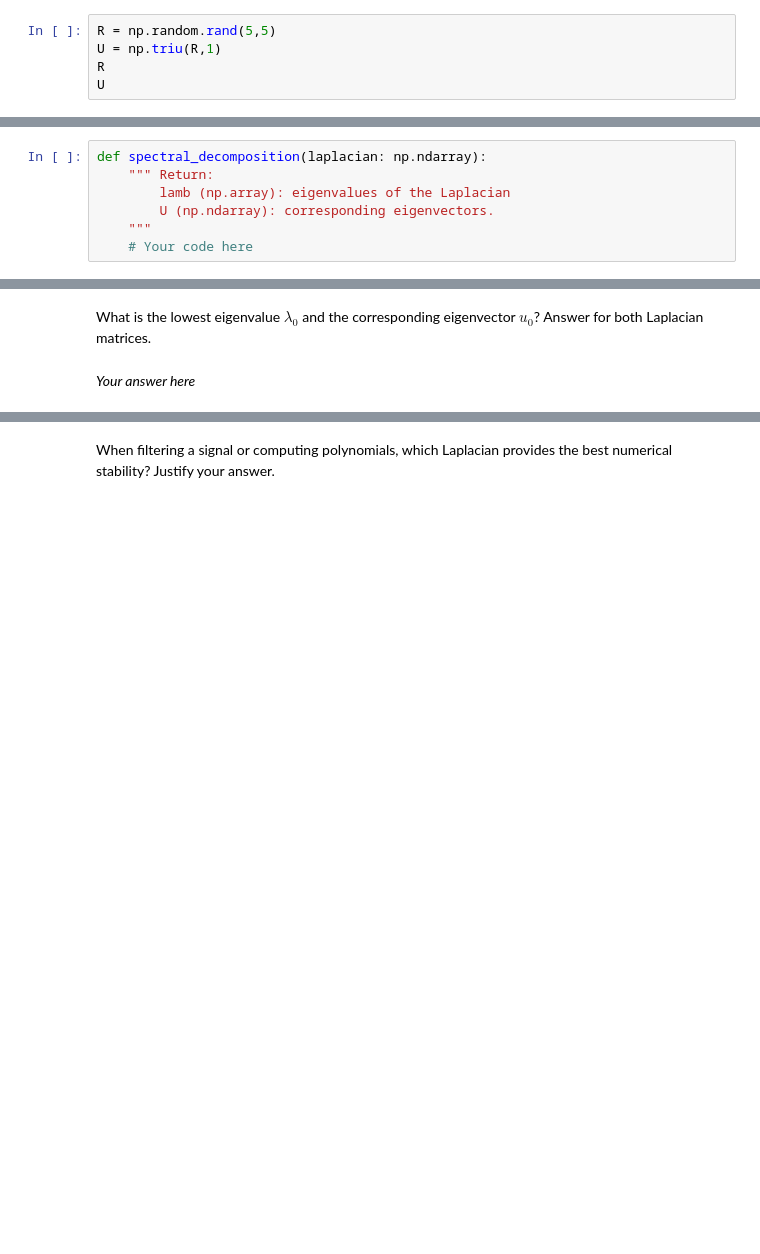
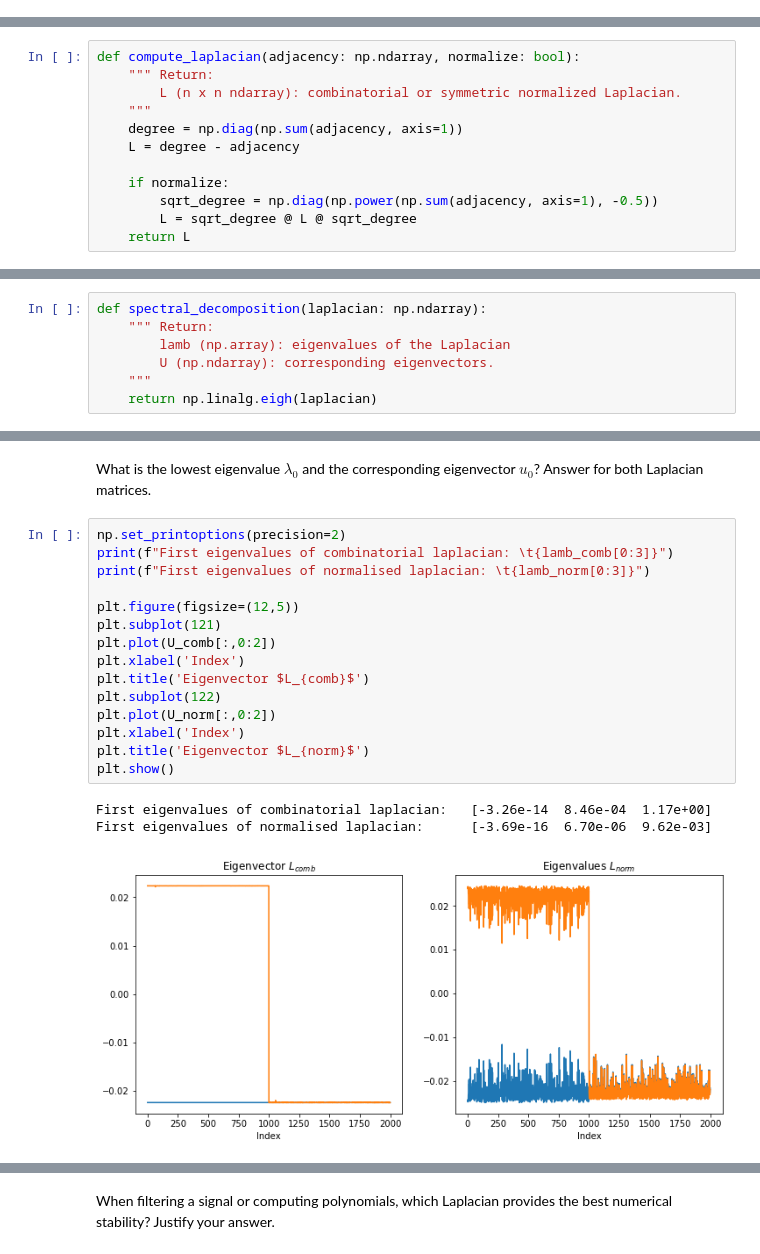
Before and after one commit to alielabridi/NTDS_2019, a Jupyter notebook: assignments/2_learning_with_graphs_jonas.ipynb, the cells around one changed output, grey strips where cells are left out. Saved outputs shown, nothing was run; the diff lists cells and outputs as text; blank space fills up the shorter version.

Commit message:
Implementing Tariqs solution, added answers to Q3 & Q4

```diff
--- a/assignments/2_learning_with_graphs_jonas.ipynb
+++ b/assignments/2_learning_with_graphs_jonas.ipynb
@@ -105,8 +105,3 @@ The threshold epsilon is the maximal distance which we want to acknowledge as a
 # %% [markdown]
 #### Question 2: Laplacian
 Build the combinatorial and normalized graph laplacians for this dataset.
-# %%
-R = np.random.rand(5,5)
-U = np.triu(R,1)
-R
-U
@@ -158,3 +108,15 @@ def compute_laplacian(adjacency: np.ndarray, normalize: bool):
+# %%
+def compute_laplacian(adjacency: np.ndarray, normalize: bool):
+    """ Return:
+        L (n x n ndarray): combinatorial or symmetric normalized Laplacian.
+    """
+    degree = np.diag(np.sum(adjacency, axis=1))
+    L = degree - adjacency
+
+    if normalize:
+        sqrt_degree = np.diag(np.power(np.sum(adjacency, axis=1), -0.5))
+        L = sqrt_degree @ L @ sqrt_degree
+    return L
 # %%
 laplacian_comb = compute_laplacian(adjacency, normalize=False)
 laplacian_norm = compute_laplacian(adjacency, normalize=True)
@@ -179,7 +138,7 @@ def spectral_decomposition(laplacian: np.ndarray):
         lamb (np.array): eigenvalues of the Laplacian
         U (np.ndarray): corresponding eigenvectors.
     """
-    # Your code here
+    return np.linalg.eigh(laplacian)
 # %%
 lamb_comb, U_comb = spectral_decomposition(laplacian_comb)
 lamb_norm, U_norm = spectral_decomposition(laplacian_norm)
@@ -202,4 +163,21 @@ plt.show()
 # %% [markdown]
 What is the lowest eigenvalue $\lambda_0$ and the corresponding eigenvector $u_0$? Answer for both Laplacian matrices.
-# %% [markdown]
-*Your answer here*
+# %%
+np.set_printoptions(precision=2)
+print(f"First eigenvalues of combinatorial laplacian: \t{lamb_comb[0:3]}")
+print(f"First eigenvalues of normalised laplacian: \t{lamb_norm[0:3]}")
+
+plt.figure(figsize=(12,5))
+plt.subplot(121)
+plt.plot(U_comb[:,0:2])
+plt.xlabel('Index')
+plt.title('Eigenvector $L_{comb}$')
+plt.subplot(122)
+plt.plot(U_norm[:,0:2])
+plt.xlabel('Index')
+plt.title('Eigenvector $L_{norm}$')
+plt.show()
+# %% [output]
+First eigenvalues of combinatorial laplacian:   [-3.26e-14  8.46e-04  1.17e+00]
+First eigenvalues of normalised laplacian:      [-3.69e-16  6.70e-06  9.62e-03]
+[figure, added]
```
Also changed, not shown: parts of 28 cells of this notebook.
